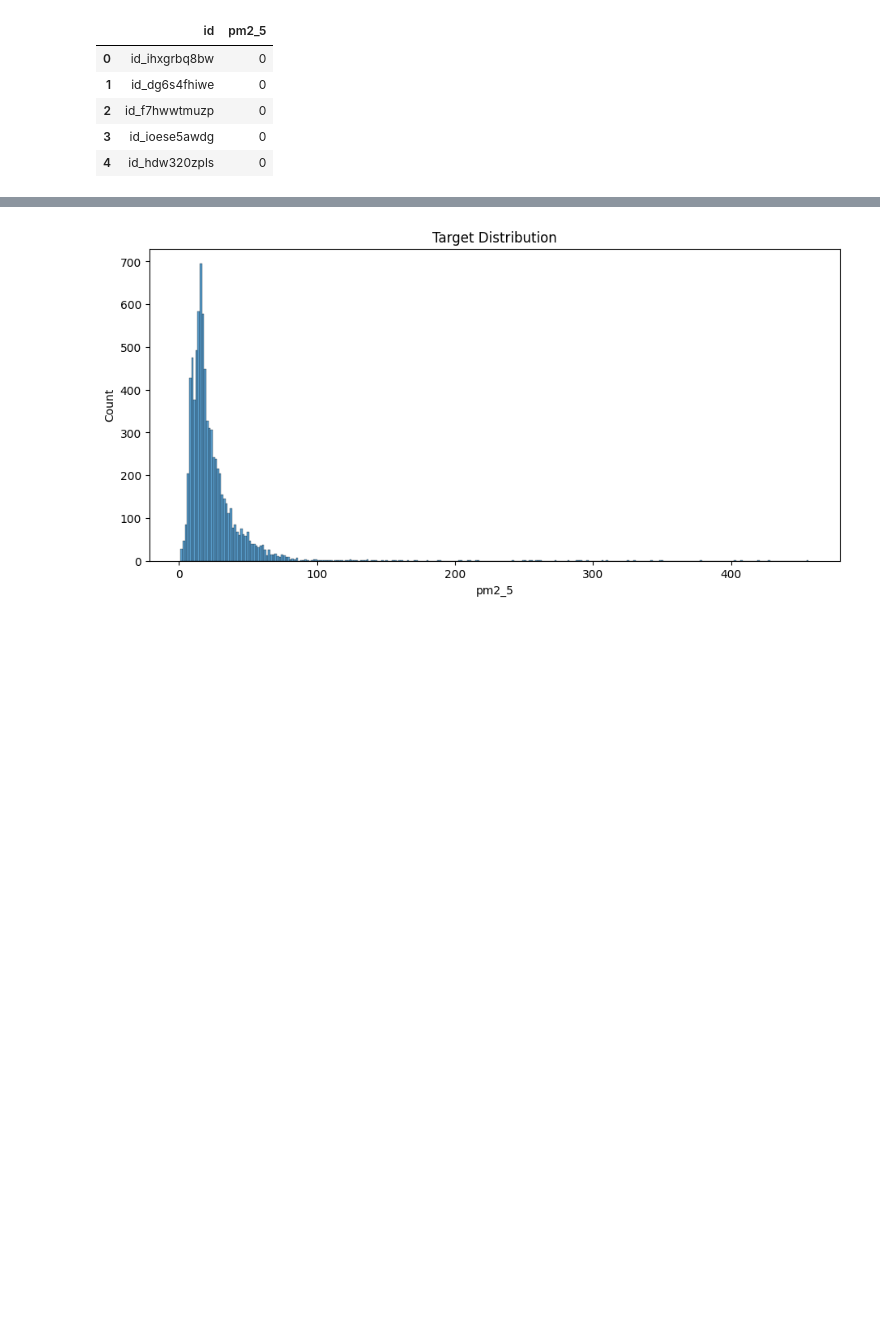
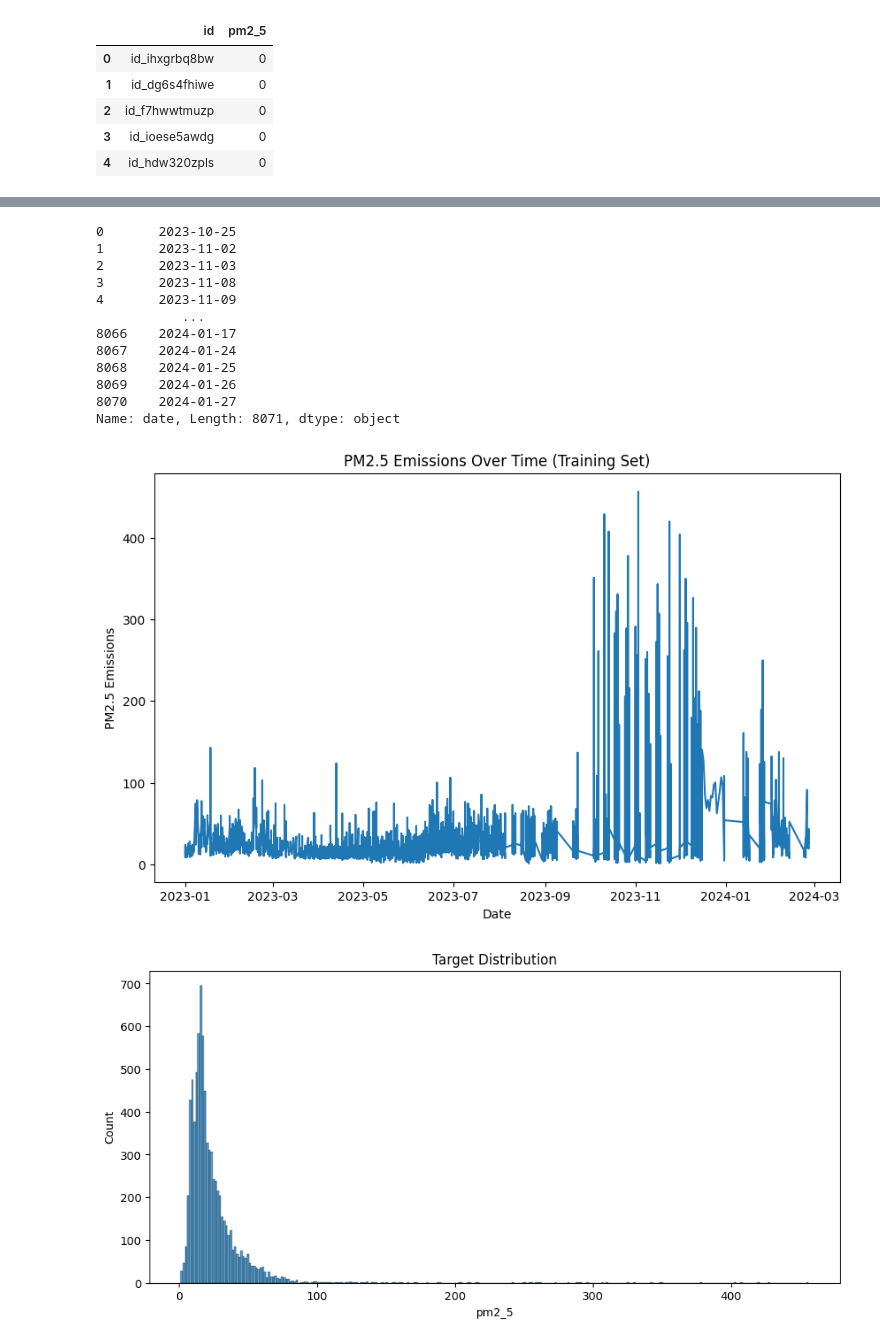
Before and after one commit to LyleW473/AfricanAirQualityPrediction, a Jupyter notebook: Airqo_starter_notebook.ipynb, the cells around one changed output, grey strips where cells are left out. Saved outputs shown, nothing was run; the diff lists cells and outputs as text; code cells hidden in the pictures; blank space fills up the shorter version.

Commit message:
Updated notebook: - Added visualisation of pm2p5 emissions over time (by date). - Added checking of nan values in the train set.

```diff
--- a/Airqo_starter_notebook.ipynb
+++ b/Airqo_starter_notebook.ipynb
@@ -54,3 +80,34 @@ sample_submission.head()
+# %%
+# Draw pm2p5 emissions over time for the training set
+print(train["date"])
+
+new_train = train.copy()
+new_train["date"] = pd.to_datetime(new_train["date"])
+
+# Sort data by date
+new_train = new_train.sort_values(by="date")
+
+# Plot the data
+plt.figure(figsize=(10, 6))
+plt.plot(new_train["date"], new_train["pm2_5"])
+plt.title('PM2.5 Emissions Over Time (Training Set)')
+plt.xlabel('Date')
+plt.ylabel('PM2.5 Emissions')
+plt.show()
+# %% [output]
+0       2023-10-25
+1       2023-11-02
+2       2023-11-03
+3       2023-11-08
+4       2023-11-09
+           ...
+8066    2024-01-17
+8067    2024-01-24
+8068    2024-01-25
+8069    2024-01-26
+8070    2024-01-27
+Name: date, Length: 8071, dtype: object
+[figure, added]
 # %%
 # target distribution
 plt.figure(figsize = (11, 5))
```
Also changed, not shown: parts of 2 cells of this notebook.
